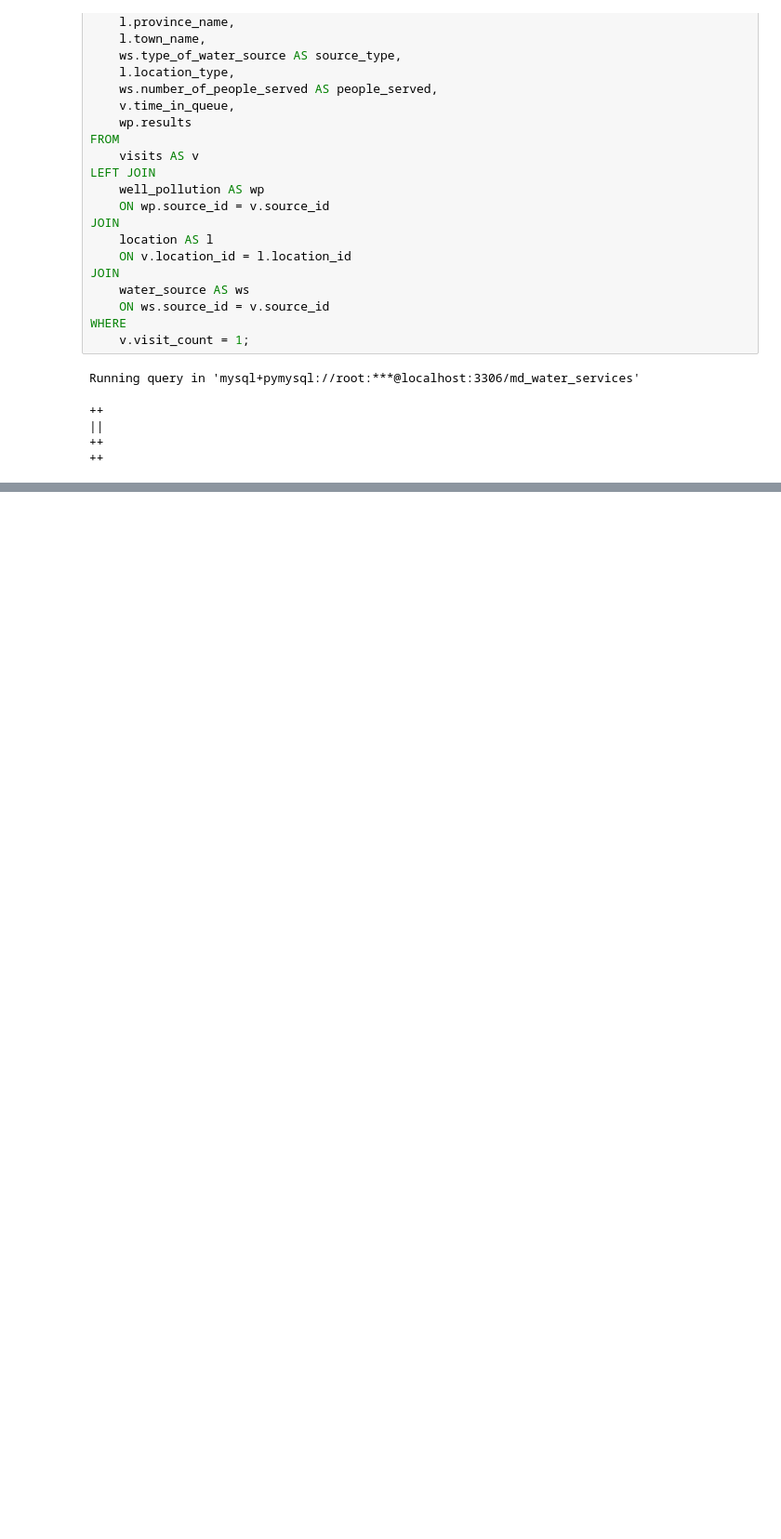
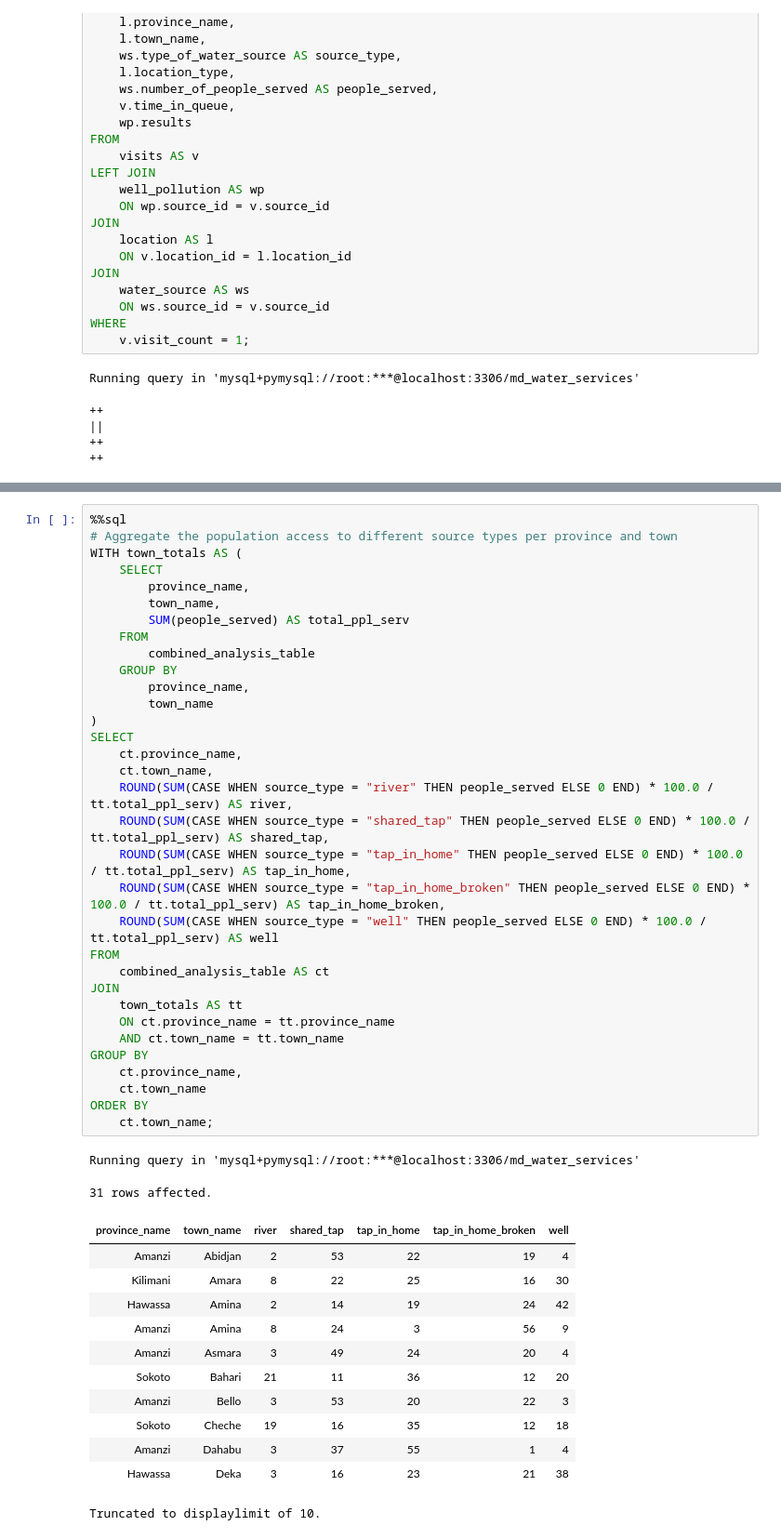
Before and after one commit to kelvinziroh/maji_ndogo, a Jupyter notebook: part_4/maji_ndogo_part4.ipynb, the cells around one changed output, grey strips where cells are left out. Shown: that part at 93% size. Cells and saved outputs as stored; diff of their text form; blank space fills up the shorter version.

Commit message:
Add all queries for analysis in the notebook

```diff
--- a/part_4/maji_ndogo_part4.ipynb
+++ b/part_4/maji_ndogo_part4.ipynb
@@ -134,3 +135,51 @@ Running query in 'mysql+pymysql://root:***@localhost:3306/md_water_services'
 | Hawassa | 4 | 43 | 15 | 15 | 24 |
 | Kilimani | 8 | 47 | 13 | 12 | 20 |
 | Sokoto | 21 | 38 | 16 | 10 | 15 |
+# %%
+%%sql
+# Aggregate the population access to different source types per province and town
+WITH town_totals AS (
+	SELECT
+		province_name,
+        town_name,
+        SUM(people_served) AS total_ppl_serv
+	FROM
+		combined_analysis_table
+	GROUP BY
+		province_name,
+        town_name
+)
+SELECT
+	ct.province_name,
+    ct.town_name,
+	ROUND(SUM(CASE WHEN source_type = "river" THEN people_served ELSE 0 END) * 100.0 / tt.total_ppl_serv) AS river,
+    ROUND(SUM(CASE WHEN source_type = "shared_tap" THEN people_served ELSE 0 END) * 100.0 / tt.total_ppl_serv) AS shared_tap,
+    ROUND(SUM(CASE WHEN source_type = "tap_in_home" THEN people_served ELSE 0 END) * 100.0 / tt.total_ppl_serv) AS tap_in_home,
+    ROUND(SUM(CASE WHEN source_type = "tap_in_home_broken" THEN people_served ELSE 0 END) * 100.0 / tt.total_ppl_serv) AS tap_in_home_broken,
+    ROUND(SUM(CASE WHEN source_type = "well" THEN people_served ELSE 0 END) * 100.0 / tt.total_ppl_serv) AS well
+FROM
+	combined_analysis_table AS ct
+JOIN
+	town_totals AS tt
+    ON ct.province_name = tt.province_name
+    AND ct.town_name = tt.town_name
+GROUP BY
+	ct.province_name,
+    ct.town_name
+ORDER BY
+	ct.town_name;
+# %% [output]
+Running query in 'mysql+pymysql://root:***@localhost:3306/md_water_services'
+31 rows affected.
+| province_name | town_name | river | shared_tap | tap_in_home | tap_in_home_broken | well |
+| Amanzi | Abidjan | 2 | 53 | 22 | 19 | 4 |
+| Kilimani | Amara | 8 | 22 | 25 | 16 | 30 |
+| Hawassa | Amina | 2 | 14 | 19 | 24 | 42 |
+| Amanzi | Amina | 8 | 24 | 3 | 56 | 9 |
+| Amanzi | Asmara | 3 | 49 | 24 | 20 | 4 |
+| Sokoto | Bahari | 21 | 11 | 36 | 12 | 20 |
+| Amanzi | Bello | 3 | 53 | 20 | 22 | 3 |
+| Sokoto | Cheche | 19 | 16 | 35 | 12 | 18 |
+| Amanzi | Dahabu | 3 | 37 | 55 | 1 | 4 |
+| Hawassa | Deka | 3 | 16 | 23 | 21 | 38 |
+Truncated to displaylimit of 10.
```
Also changed, not shown: parts of 10 cells of this notebook.
